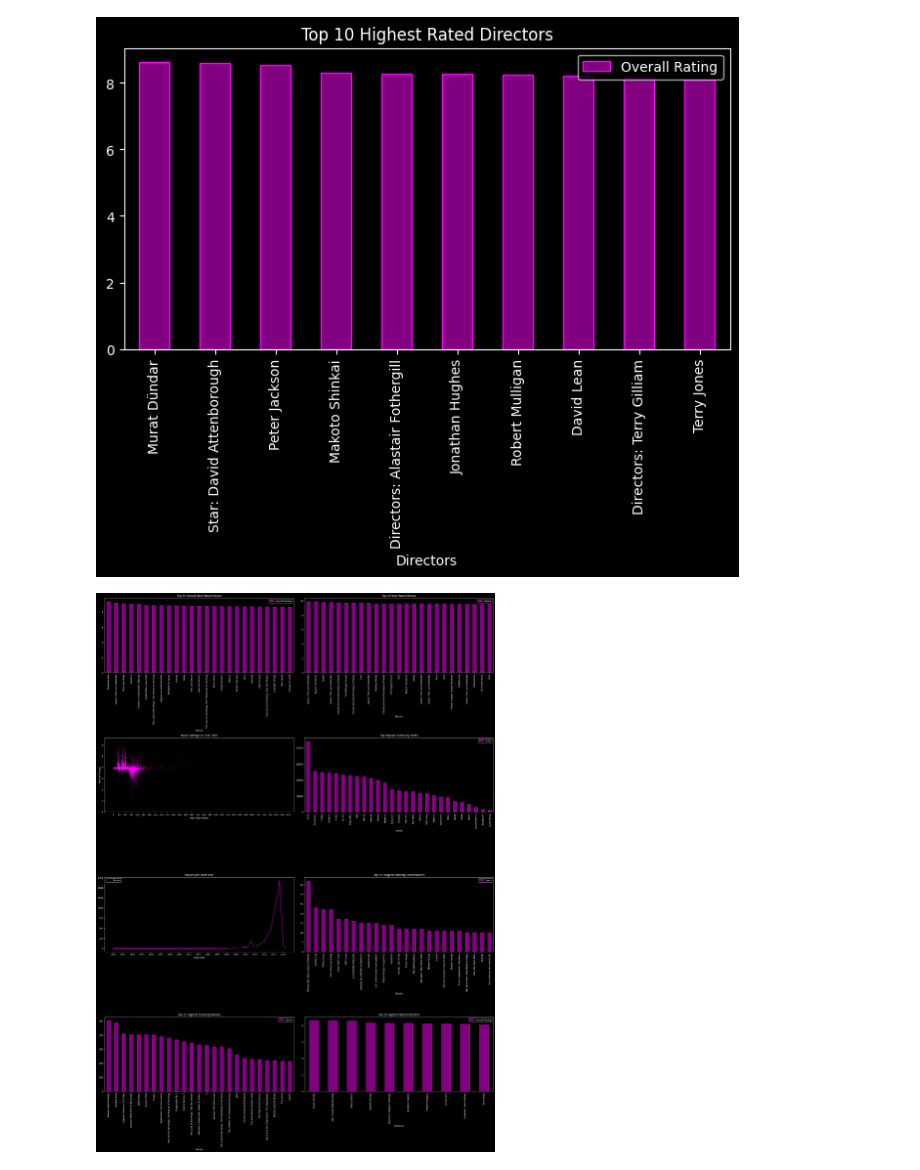
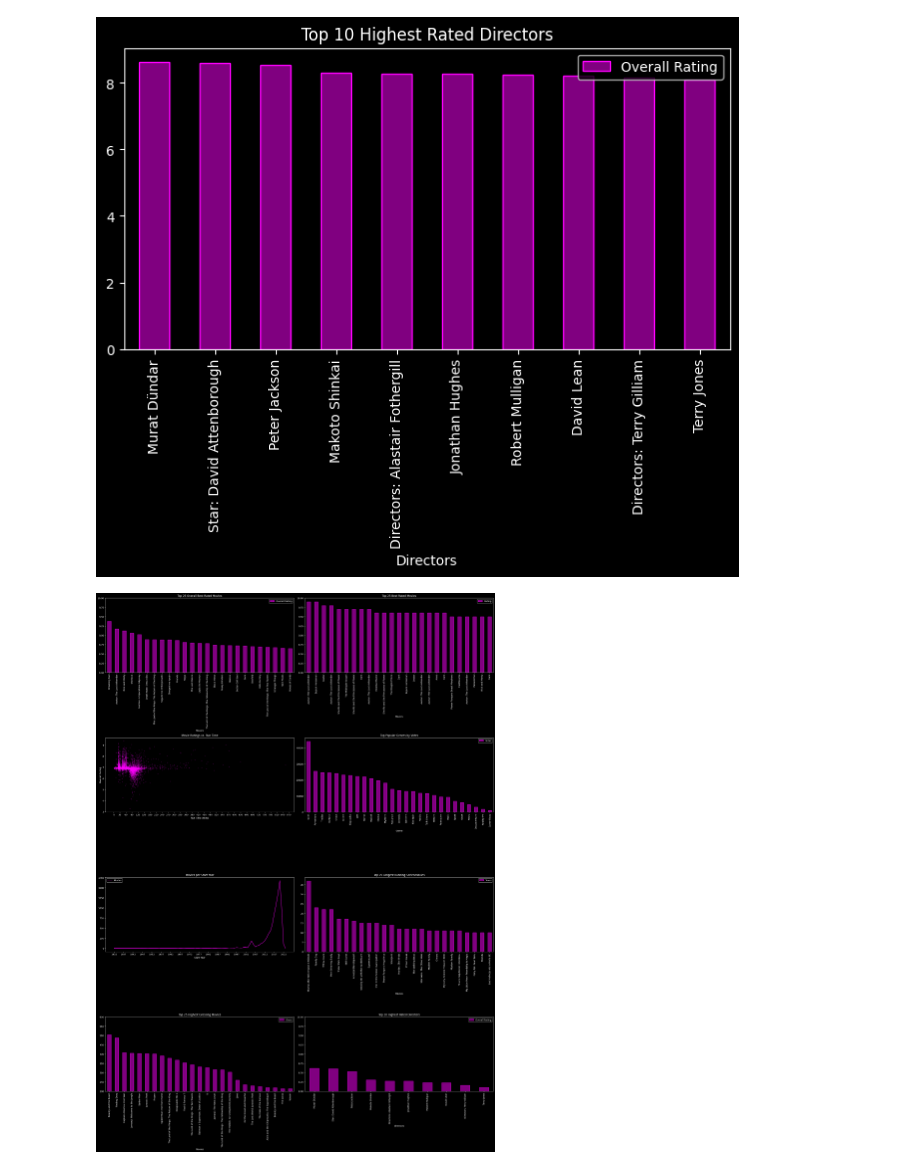
Before and after one commit to FayRd/Movies-Data-Analysis, a Jupyter notebook: data_visualisation.ipynb, the cells around one changed output. Cells and saved outputs as stored; diff of their text form; code cells hidden in the pictures.

Commit message:
Improvised Data Visualisation V2

```diff
--- a/data_visualisation.ipynb
+++ b/data_visualisation.ipynb
@@ -266,30 +266,30 @@ plots.append(fig8)
 # %%
 # Plot all graphs
 fig, axs = plt.subplots(4, 2, figsize=(25, 35))
 axs = axs.flatten()
 
 # Reuse original plotting logic but direct to each subplot axis
 
-df_view_1.head(25).plot(kind='bar', x='Movies', y='Overall Rating', color='purple', edgecolor='magenta', ax=axs[0], title='Top 25 Overall Best Rated Movies')
-df_view_2.head(25).plot(kind='bar', x='Movies', y='Rating', color='purple', edgecolor='magenta', ax=axs[1], title='Top 25 Best Rated Movies')
+df_view_1.head(25).plot(kind='bar', x='Movies', y='Overall Rating', ylim=(8, 10), color='purple', edgecolor='magenta', ax=axs[0], title='Top 25 Overall Best Rated Movies')
+df_view_2.head(25).plot(kind='bar', x='Movies', y='Rating', ylim=(8, 10), color='purple', edgecolor='magenta', ax=axs[1], title='Top 25 Best Rated Movies')
 
 axs[2].scatter(df_view_3['Run Time'], df_view_3['Overall Rating'],
                alpha=0.15, s=10, color='magenta')
 axs[2].set_title('Movie Ratings vs. Run Time')
 axs[2].set_xlabel('Run Time (mins)')
 axs[2].set_ylabel('Overall Rating')
 axs[2].set_xticks([i for i in range(0, 900, 30)])
 
 df_view_4.plot(kind='bar', x='Genre', y='Votes', color='purple', edgecolor='magenta', ax=axs[3], title='Top Popular Genres by Votes')
 df_view_5.plot(x='Start Year', y='Movies', color='magenta', xticks=[i for i in range(1932, 2023, 5)], ax=axs[4], title='Movies per Start Year')
 df_view_6.head(25).plot(kind='bar', x='Movies', y='Years', color='purple', edgecolor='magenta', ax=axs[5], title='Top 25 Longest Running Series/Movies')
-df_view_7.head(25).plot(kind='bar', x='Movies', y='Gross', color='purple', edgecolor='magenta', title='Top 25 Highest Grossing Movies', ax=axs[6])
-df_view_8.head(10).plot(kind='bar', x='Directors', y='Overall Rating', color='purple', edgecolor='magenta', title='Top 10 Highest Rated Directors', ax=axs[7])
+df_view_7.head(25).plot(kind='bar', x='Movies', y='Gross', ylim=(200, 600), color='purple', edgecolor='magenta', title='Top 25 Highest Grossing Movies', ax=axs[6])
+df_view_8.head(10).plot(kind='bar', x='Directors', y='Overall Rating', ylim=(8, 10), color='purple', edgecolor='magenta', title='Top 10 Highest Rated Directors', ax=axs[7])
 
 plt.tight_layout()
 plt.show()
 # %% [output]
-[figure, old version]
+[figure, new version]
 # %%
 for i, fig in enumerate(plots):
     fig.savefig(f'./Data/Data Graphs/plot_{i+1}.png', dpi=300, bbox_inches='tight')
```
